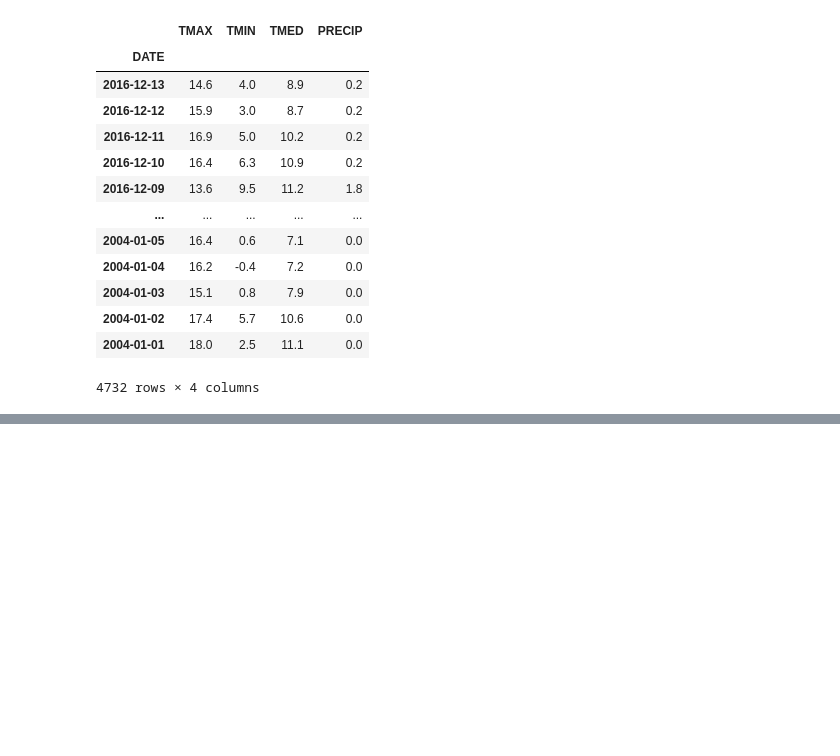
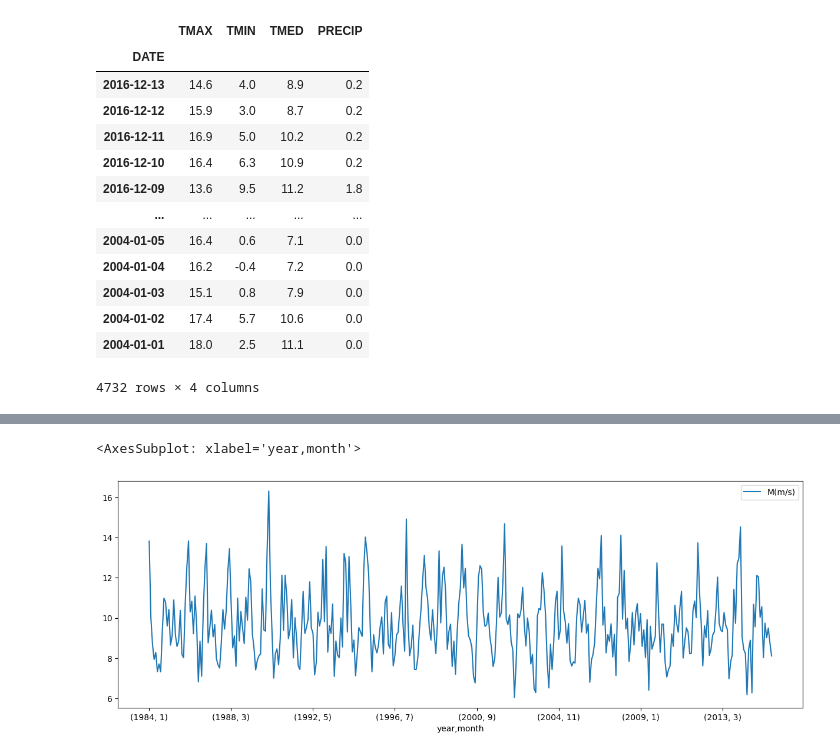
Before and after one commit to JuanBaezaB/gestion-de-datos, a Jupyter notebook: Clase-05-04.ipynb, the cells around one changed output, grey strips where cells are left out. Drawn from its saved outputs; the diff is of its cells as text; code cells hidden in the pictures; blank space fills up the shorter version.

```diff
--- a/Clase-05-04.ipynb
+++ b/Clase-05-04.ipynb
@@ -37,0 +257,5 @@ asdfs
+# %%
+# Historico de la velocidad media agrupado pora años y meses
+model['month'] = model.index.month
+model['year'] = model.index.year
+model.groupby(by=['year', 'month']).mean().head(24)
@@ -37,0 +281,6 @@ asdfs
+# %%
+# Tabla con las velocidades medias en funcion del año filas
+model.groupby(by = ['year','month']).mean().plot(y = "M(m/s)", figsize=(15,5))
+# %% [output]
+<AxesSubplot: xlabel='year,month'>
+[figure, added]
```
Also changed, not shown: parts of 28 cells of this notebook.
